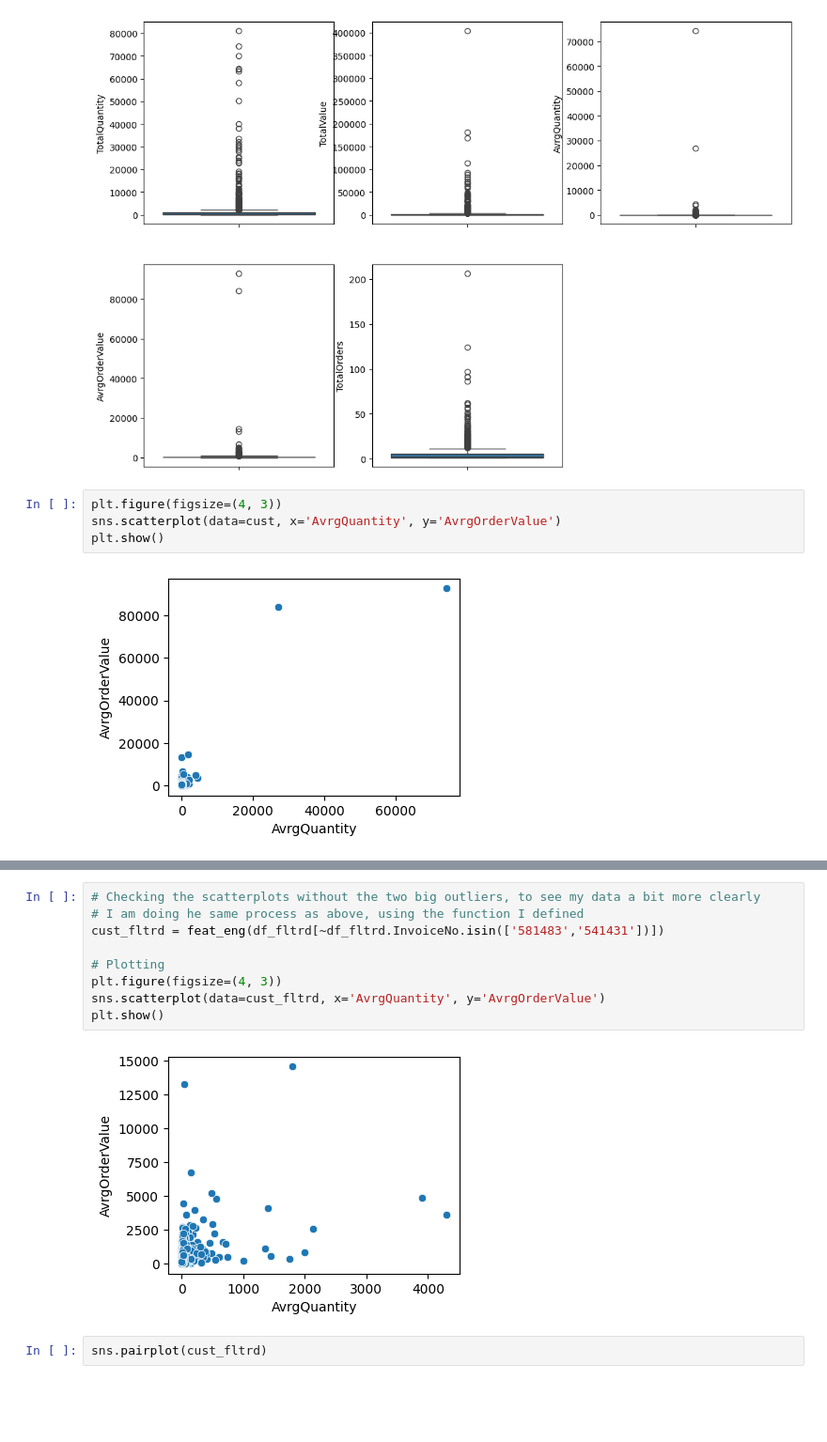
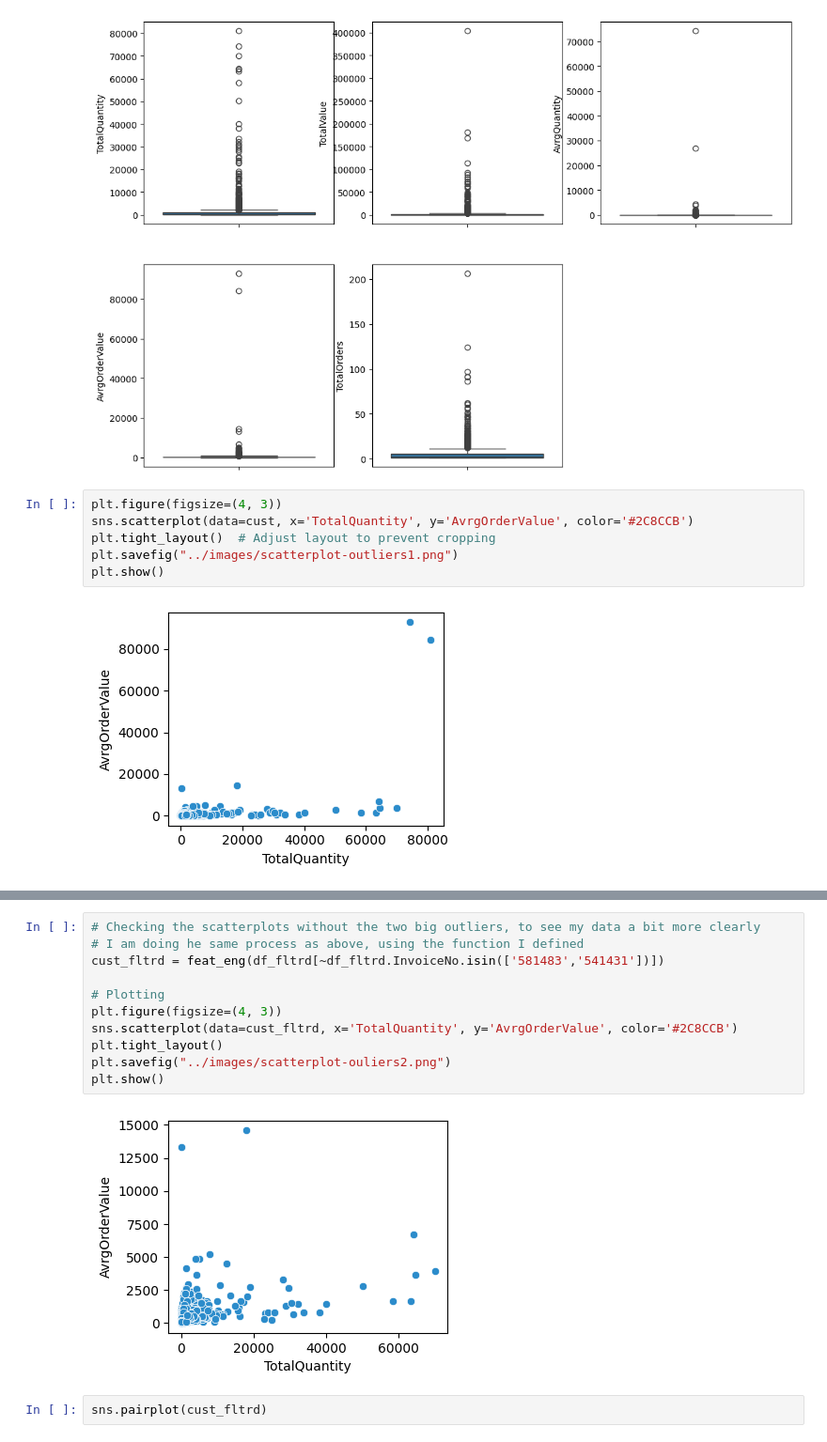
Before and after one commit to dimitsagk/ClientClustering_InventoryForecast, a Jupyter notebook: notebooks/03_ClientClustering_ML-notebook.ipynb, the cells around one changed output, grey strips where cells are left out. Shown at 94% size. Cells and saved outputs as stored; diff of their text form; blank space fills up the shorter version.

```diff
--- a/notebooks/03_ClientClustering_ML-notebook.ipynb
+++ b/notebooks/03_ClientClustering_ML-notebook.ipynb
@@ -136,10 +104,12 @@ plt.show()
 [figure]
 # %%
 plt.figure(figsize=(4, 3))
-sns.scatterplot(data=cust, x='AvrgQuantity', y='AvrgOrderValue')
+sns.scatterplot(data=cust, x='TotalQuantity', y='AvrgOrderValue', color='#2C8CCB')
+plt.tight_layout()  # Adjust layout to prevent cropping
+plt.savefig("../images/scatterplot-outliers1.png")
 plt.show()
 # %% [output]
-[figure, old version]
+[figure, new version]
 # %%
 # Looking into the two big outliers
 df[df.InvoiceNo.isin(['581483','541431'])]
@@ -158,14 +128,16 @@ df[df.CustomerID.isin([12346,16446])]
 # %%
 # Checking the scatterplots without the two big outliers, to see my data a bit more clearly
 # I am doing he same process as above, using the function I defined
 cust_fltrd = feat_eng(df_fltrd[~df_fltrd.InvoiceNo.isin(['581483','541431'])])
 
 # Plotting
 plt.figure(figsize=(4, 3))
-sns.scatterplot(data=cust_fltrd, x='AvrgQuantity', y='AvrgOrderValue')
+sns.scatterplot(data=cust_fltrd, x='TotalQuantity', y='AvrgOrderValue', color='#2C8CCB')
+plt.tight_layout()
+plt.savefig("../images/scatterplot-ouliers2.png")
 plt.show()
 # %% [output]
-[figure, old version]
+[figure, new version]
 # %%
 sns.pairplot(cust_fltrd)
 # %% [output]
```
Also changed, not shown: parts of 32 cells of this notebook.
